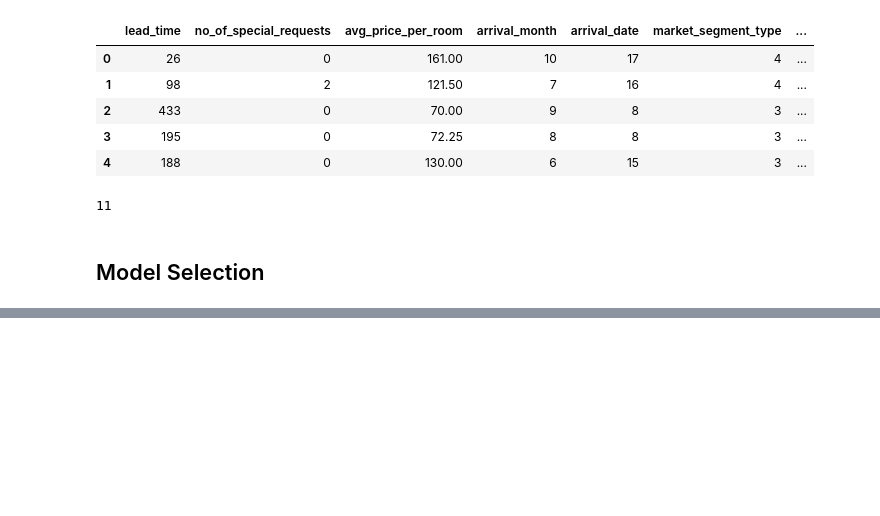
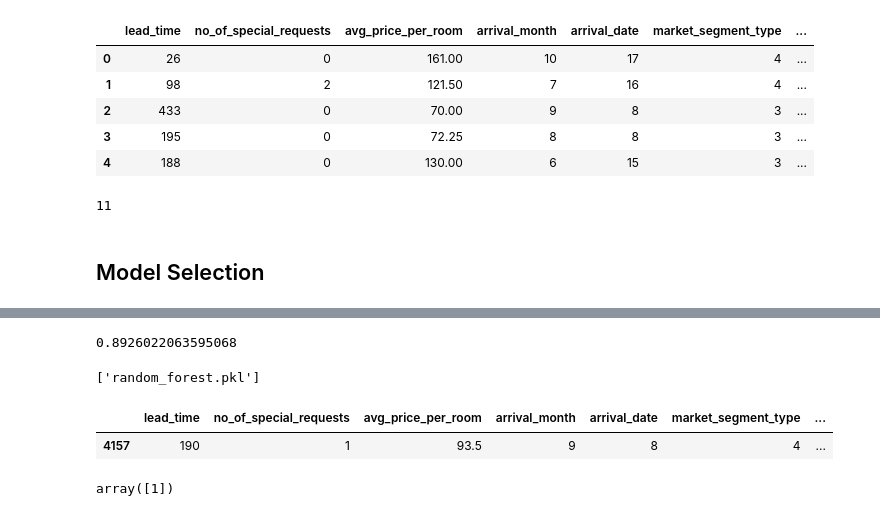
Before and after one commit to JV456/GuestGazer, a Jupyter notebook: notebook/notebook.ipynb, the cells around one changed output, grey strips where cells are left out. Saved outputs shown, nothing was run; the diff lists cells and outputs as text; code cells hidden in the pictures; blank space fills up the shorter version.

```diff
--- a/notebook/notebook.ipynb
+++ b/notebook/notebook.ipynb
@@ -594,0 +694,23 @@ df = top_10_df.copy()
+# %%
+rf = RandomForestClassifier(random_state=42)
+# %%
+##rf parameters
+params_dist = {
+    'n_estimators': randint(100,500),
+    'max_depth': randint(10,50),
+    'min_samples_split': randint(2,10),
+    'min_samples_leaf': randint(1,5),
+    'bootstrap': [True, False]
+}
+# %%
+random_search = RandomizedSearchCV(
+    estimator=rf,
+    param_distributions=params_dist,
+    n_iter=5,
+    cv=5, ##cross validation
+    verbose=2,
+    random_state=42,
+    scoring='accuracy'
+)
+# %%
+random_search.fit(X_train,y_train)
@@ -594,0 +772,4 @@ df = top_10_df.copy()
+# %%
+f1
+# %% [output]
+0.8926022063595068
@@ -594,0 +780,4 @@ df = top_10_df.copy()
+# %%
+joblib.dump(best_rf_model, "random_forest.pkl")
+# %% [output]
+['random_forest.pkl']
@@ -594,0 +786,7 @@ df = top_10_df.copy()
+# %%
+##prediction
+
+X_train[0:1]
+# %% [output]
+|  | lead_time | no_of_special_requests | avg_price_per_room | arrival_month | arrival_date | market_segment_type | ... |
+| 4157 | 190 | 1 | 93.5 | 9 | 8 | 4 | ... |
@@ -594,0 +797,4 @@ df = top_10_df.copy()
+# %%
+predictions
+# %% [output]
+array([1])
```
Also changed, not shown: parts of 26 cells of this notebook.
